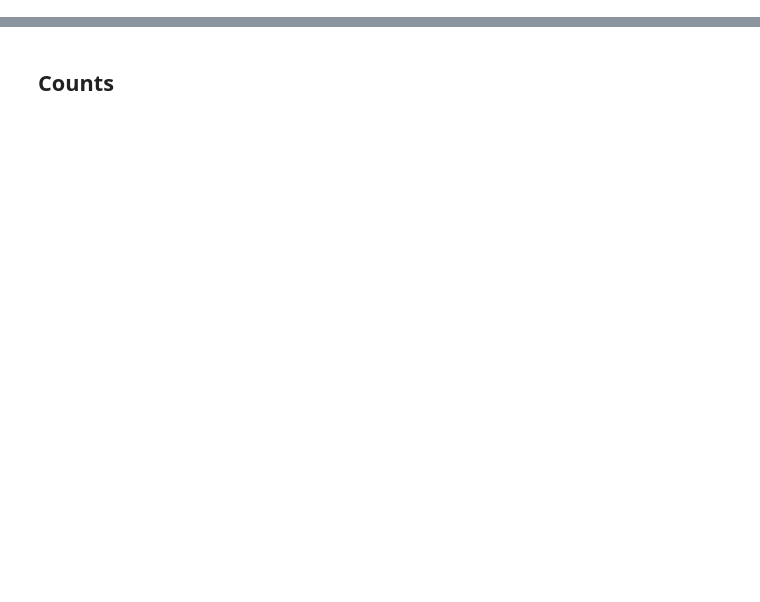
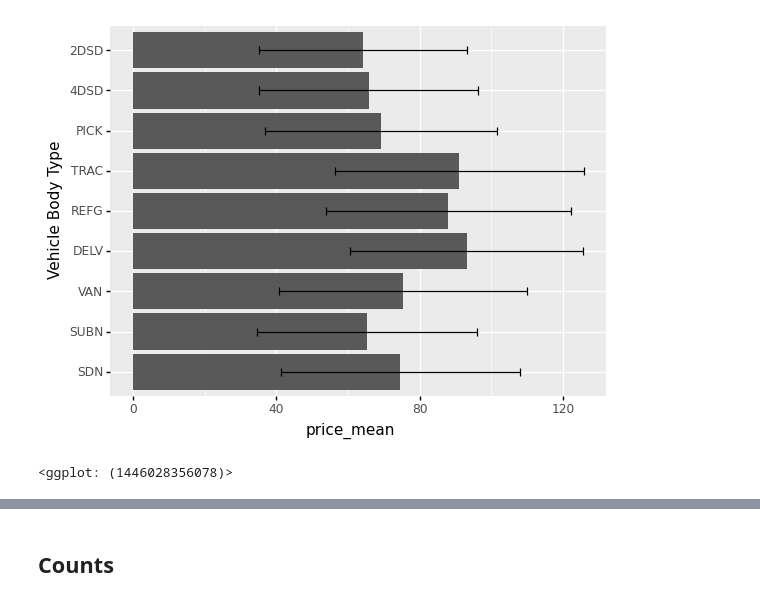
Before and after one commit to aljazerzen/bid-data-project, a Jupyter notebook: task3.ipynb, the cells around one changed output, grey strips where cells are left out. Saved outputs shown, nothing was run; the diff lists cells and outputs as text; code cells hidden in the pictures; blank space fills up the shorter version.

```diff
--- a/task3.ipynb
+++ b/task3.ipynb
@@ -0,0 +90,10 @@
+# %%
+(
+  pn.ggplot(by_body_type, pn.aes('Vehicle Body Type', 'price_mean'))
+  + pn.geom_col()
+  + pn.geom_errorbar(pn.aes(ymin='price_mean - price_std', ymax='price_mean + price_std'), width=.2)
+  + pn.coord_flip()
+)
+# %% [output]
+[figure, added]
+<ggplot: (1446028356078)>
```
Also changed, not shown: parts of 31 cells of this notebook.
